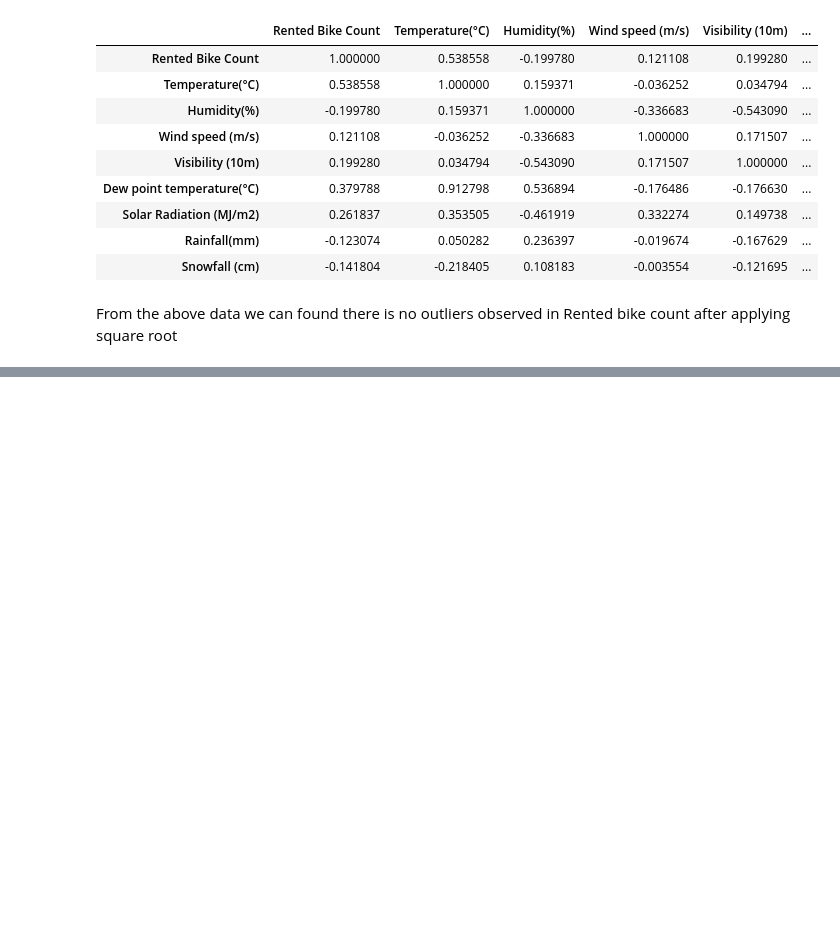
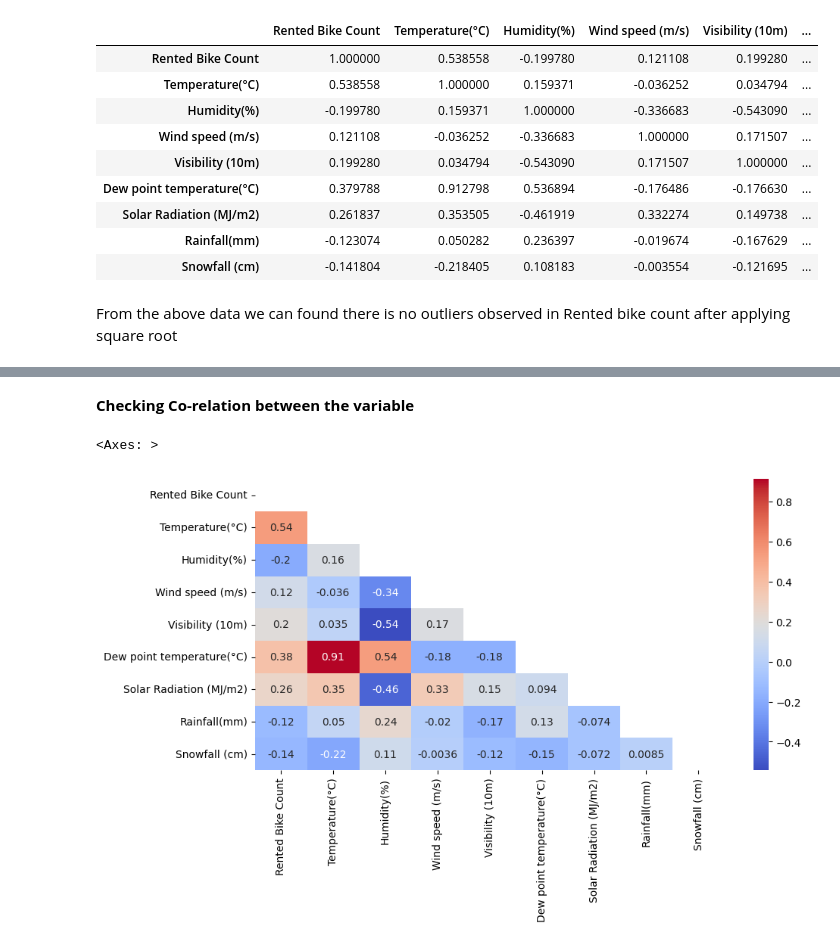
Before and after one commit to mrjupitercairo/BikeSharing, a Jupyter notebook: Capstone_Project.ipynb, the cells around one changed output, grey strips where cells are left out. Drawn from its saved outputs; the diff is of its cells as text; code cells hidden in the pictures; blank space fills up the shorter version.

```diff
--- a/Capstone_Project.ipynb
+++ b/Capstone_Project.ipynb
@@ -484,0 +564,10 @@ From the above data we can found there is no outliers observed in Rented bike co
+# %% [markdown]
+**Checking Co-relation between the variable**
+# %%
+plt.figure(figsize=(10,5))
+correlation=bike_df.corr()
+mask = np.triu(np.ones_like(correlation, dtype=bool))
+sns.heatmap((correlation),mask=mask, annot=True,cmap='coolwarm')
+# %% [output]
+<Axes: >
+[figure, added]
```
Also changed, not shown: parts of 7 cells of this notebook.
